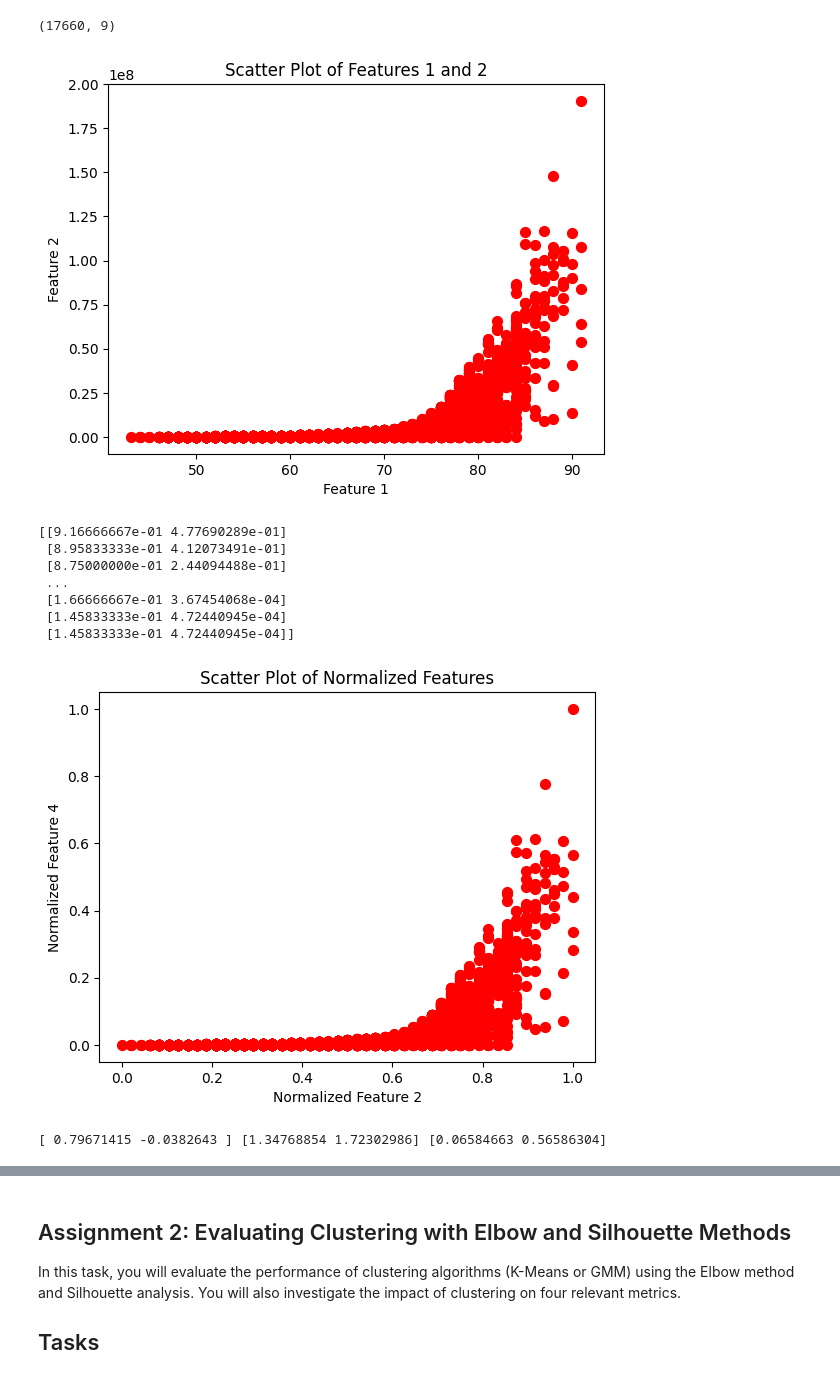
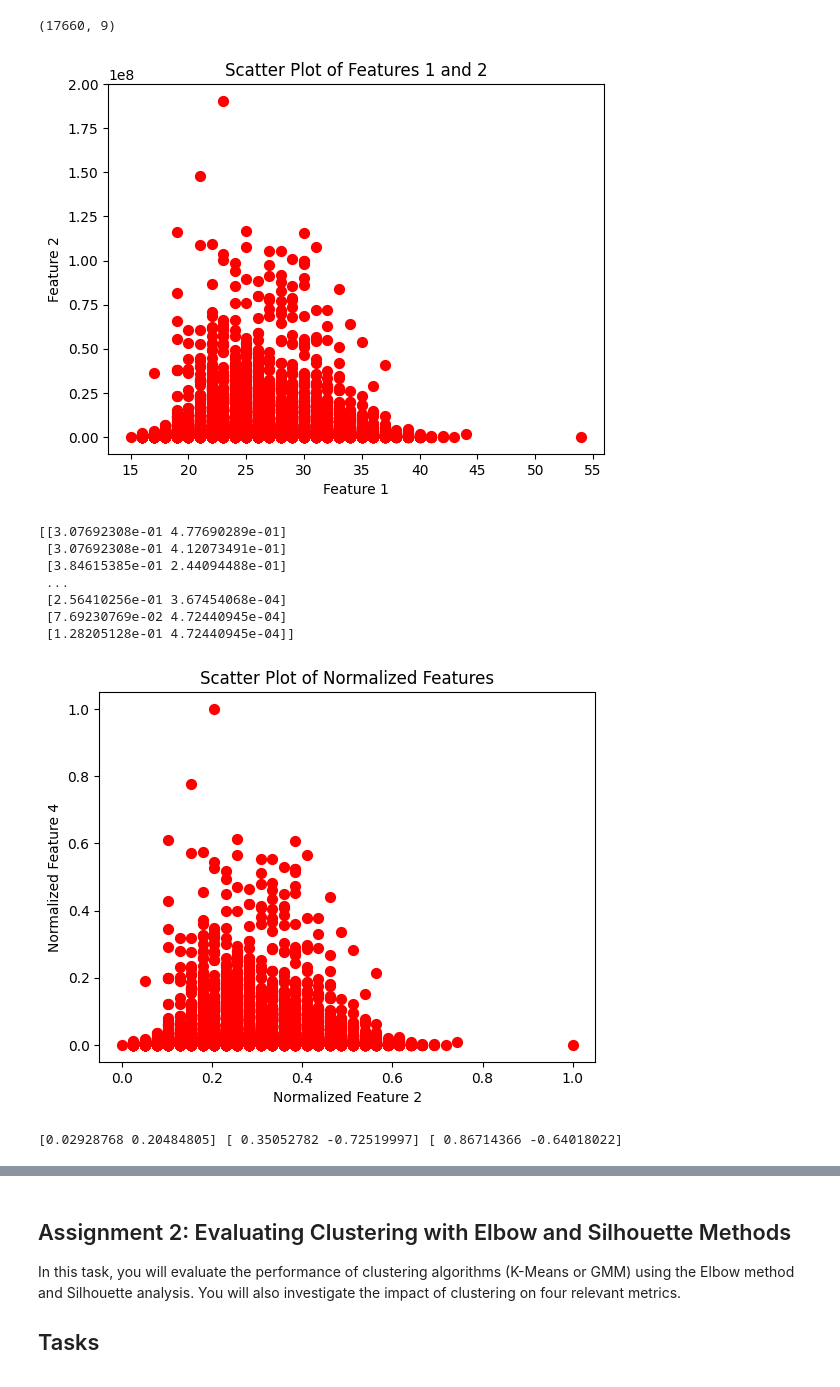
Before and after one commit to jmparradov/Machine-Learning-II---Talleres, a Jupyter notebook: Taller_1_Machine_Learning_2.ipynb, the cells around one changed output, grey strips where cells are left out. Drawn from its saved outputs; the diff is of its cells as text; code cells hidden in the pictures.

```diff
--- a/Taller_1_Machine_Learning_2.ipynb
+++ b/Taller_1_Machine_Learning_2.ipynb
@@ -162,13 +162,13 @@ X.shape
 (17660, 9)
 # %%
 # Seleccionemos como prueba los features 0, 2
-plt.scatter(X[:,2], X[:,4], marker='o', color='r', s=50)
+plt.scatter(X[:,1], X[:,4], marker='o', color='r', s=50)
 plt.xlabel('Feature 1')
 plt.ylabel('Feature 2')
 plt.title('Scatter Plot of Features 1 and 2')
 plt.show()
 # %% [output]
-[figure, old version]
+[figure, new version]
 # %%
 # prompt: normalaize all the numeric values on X
 
@@ -177,7 +177,7 @@ from sklearn.preprocessing import MinMaxScaler
 
 # Assuming X is your NumPy array
 scaler = MinMaxScaler()
-X_normalized = scaler.fit_transform(X[:, [2,4]]) # Apply normalization to selected columns (2 and 4)
+X_normalized = scaler.fit_transform(X[:, [1,4]]) # Apply normalization to selected columns (2 and 4)
 
 # Now X_normalized contains the normalized values for features 2 and 4
 print(X_normalized)
@@ -188,27 +188,27 @@ plt.ylabel('Normalized Feature 4')
 plt.title('Scatter Plot of Normalized Features')
 plt.show()
 # %% [output]
-[[9.16666667e-01 4.77690289e-01]
- [8.95833333e-01 4.12073491e-01]
- [8.75000000e-01 2.44094488e-01]
+[[3.07692308e-01 4.77690289e-01]
+ [3.07692308e-01 4.12073491e-01]
+ [3.84615385e-01 2.44094488e-01]
  ...
- [1.66666667e-01 3.67454068e-04]
- [1.45833333e-01 4.72440945e-04]
- [1.45833333e-01 4.72440945e-04]]
+ [2.56410256e-01 3.67454068e-04]
+ [7.69230769e-02 4.72440945e-04]
+ [1.28205128e-01 4.72440945e-04]]
-[figure, old version]
+[figure, new version]
 # %%
 # Inicializar aleatoriamente los theta_old
 # Fija el mnúmero de clusters K = 3
-np.random.seed(42)
+np.random.seed(41)
 pi1 = 0.035
-pi2 = 0.05
-pi3 = 0.06
+pi2 = 0.005
+pi3 = 0.006
 mu_1 = np.random.randn(2,) + np.reshape([0.3,0.1],(2,))
-mu_2 = np.random.randn(2,) + np.reshape([0.7,0.2],(2,))
-mu_3 = np.random.randn(2,) + np.reshape([0.3,0.8],(2,))
+mu_2 = np.random.randn(2,) + np.reshape([0.1,0.2],(2,))
+mu_3 = np.random.randn(2,) + np.reshape([0.3,0.4],(2,))
 print(mu_1, mu_2, mu_3)
 # %% [output]
-[ 0.79671415 -0.0382643 ] [1.34768854 1.72302986] [0.06584663 0.56586304]
+[0.02928768 0.20484805] [ 0.35052782 -0.72519997] [ 0.86714366 -0.64018022]
 # %%
 aux = np.random.randn(2,2)
 print(aux)
```
Also changed, not shown: parts of 16 cells of this notebook.
